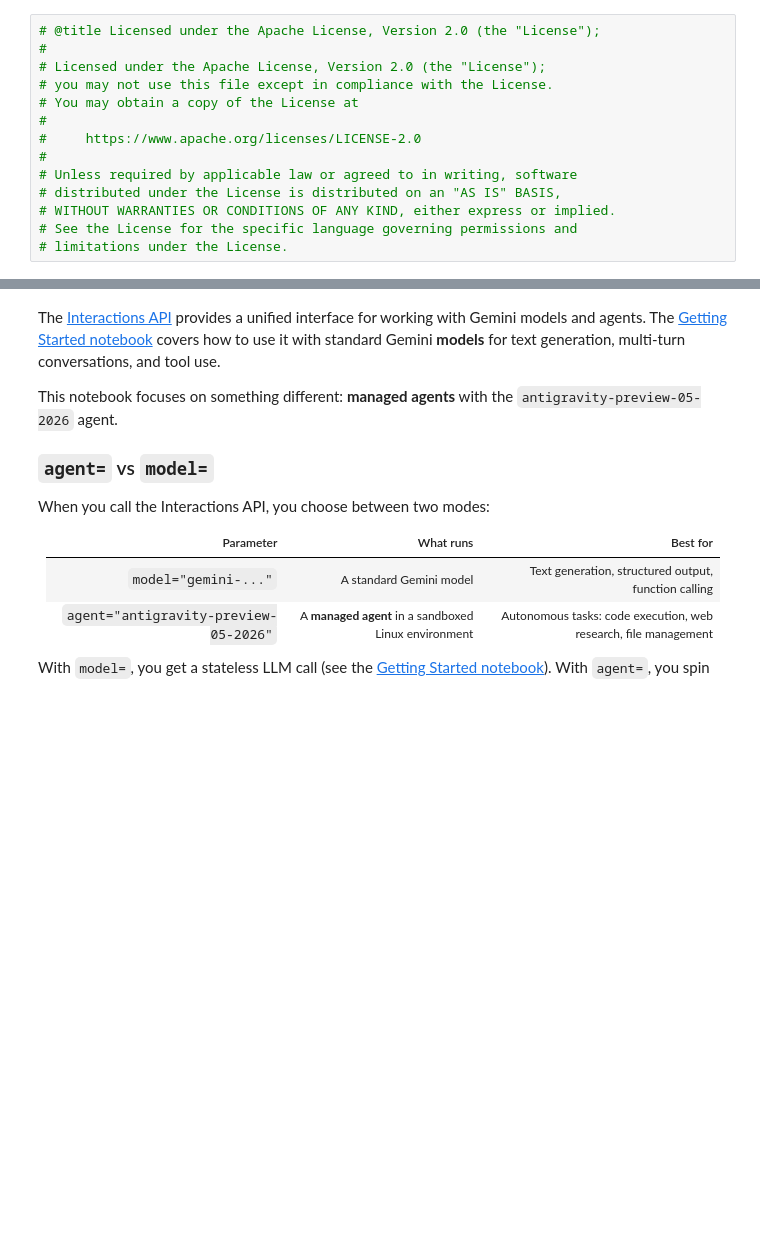
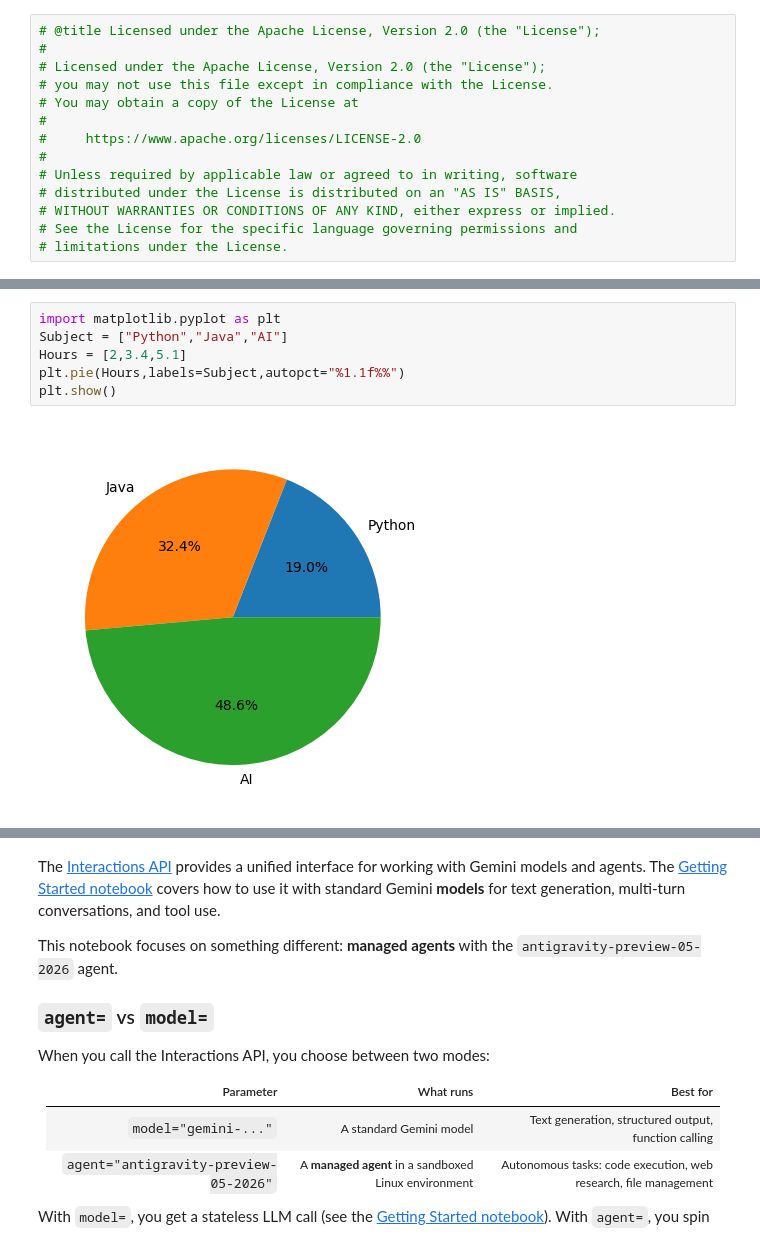
Before and after one commit to archoudhary698-stack/DocuMind-AI, a Jupyter notebook: quickstarts/Get_started_managed_agents.ipynb, the cells around one changed output, grey strips where cells are left out. Saved outputs shown, nothing was run; the diff lists cells and outputs as text; blank space fills up the shorter version.

```diff
--- a/quickstarts/Get_started_managed_agents.ipynb
+++ b/quickstarts/Get_started_managed_agents.ipynb
@@ -125,3 +37,11 @@ Name: Age, dtype: int64
+# %%
+import matplotlib.pyplot as plt
+Subject = ["Python","Java","AI"]
+Hours = [2,3.4,5.1]
+plt.pie(Hours,labels=Subject,autopct="%1.1f%%")
+plt.show()
+# %% [output]
+[figure, added]
 # %% [markdown]
 # Gemini Agents API: Build managed agents with the Interactions API
 
```
Also changed, not shown: parts of 11 cells of this notebook.
